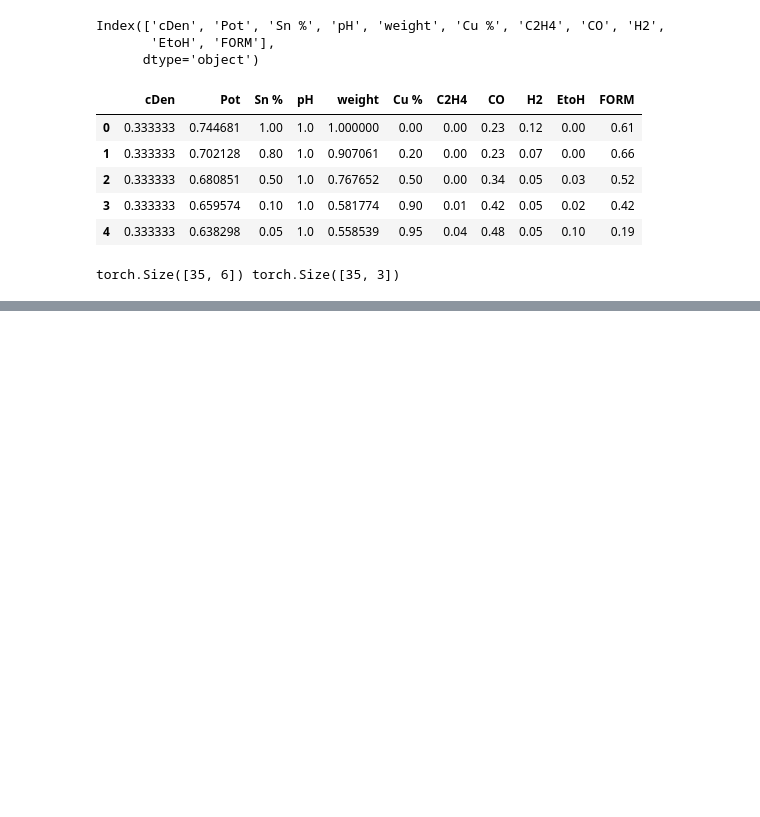
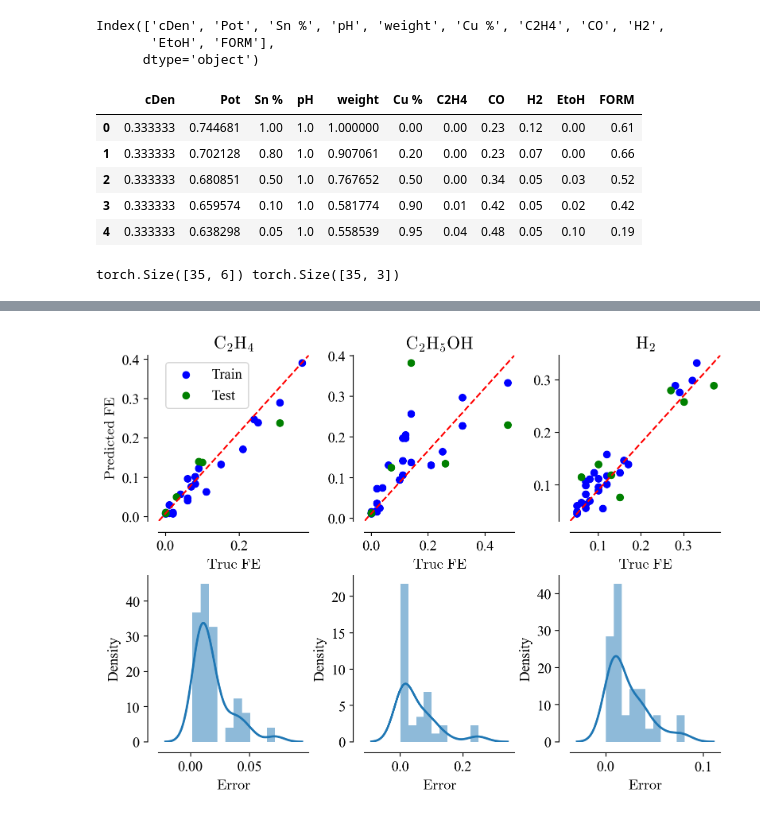
Before and after one commit to EnthusiasticTeslim/ReductElectro, a Jupyter notebook: neuralnetwork/model.ipynb, the cells around one changed output, grey strips where cells are left out. Drawn from its saved outputs; the diff is of its cells as text; code cells hidden in the pictures; blank space fills up the shorter version.

```diff
--- a/neuralnetwork/model.ipynb
+++ b/neuralnetwork/model.ipynb
@@ -204,0 +126,23 @@ sns.despine(fig=fig, offset=10)
+# %%
+fig, ax = plt.subplots(2, 3, figsize=(8, 6))
+plot_target_column = [r'$\rm C_2H_4$', r'$\rm C_2H_5OH$', r'$\rm H_2$']
+output_test = model(X_test) # predict the test data
+
+
+df = {
+        'y_train': y_train, 'y_test': y_test,
+        'output_train': output, 'output_test': output_test
+        }
+# Plot scatter plots
+for col in range(3):
+    plot_scatter(ax=ax, data=df, row=0, col=col, column_names=plot_target_column)
+
+# Plot KDE plots
+for col in range(3):
+    plot_kde(ax=ax, data=df, row=1, col=col)
+
+plt.tight_layout()
+sns.despine(fig=fig, offset=10)
+plt.show()
+# %% [output]
+[figure, added]
```
Also changed, not shown: parts of 12 cells of this notebook, 1 other file.
